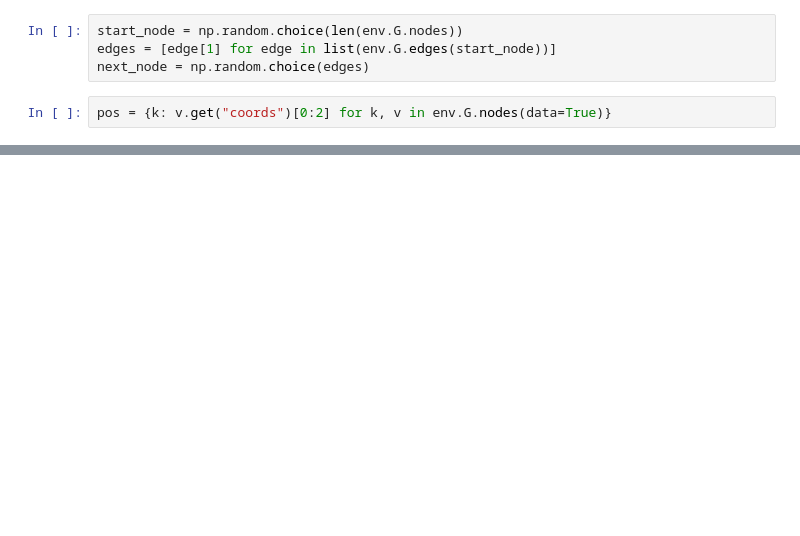
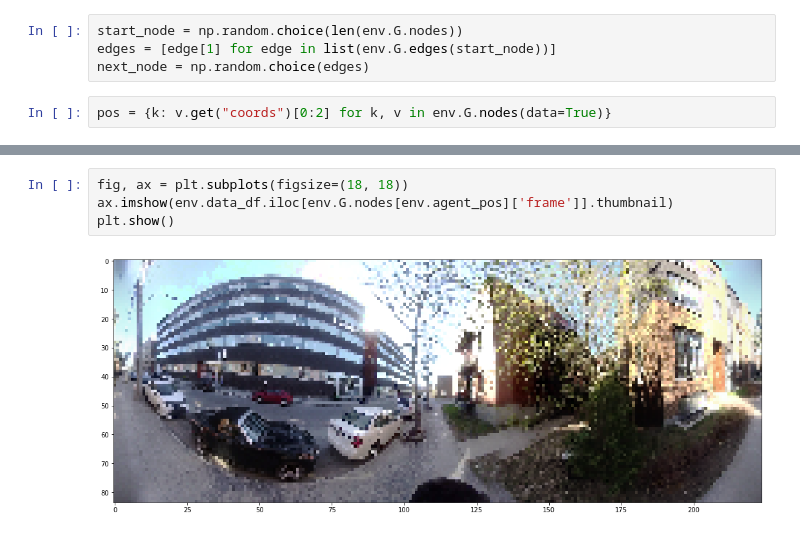
Before and after one commit to mweiss17/hyrule-gym, a Jupyter notebook: dataset.ipynb, the cells around one changed output, grey strips where cells are left out. Saved outputs shown, nothing was run; the diff lists cells and outputs as text; blank space fills up the shorter version.

```diff
--- a/dataset.ipynb
+++ b/dataset.ipynb
@@ -62,2 +117,8 @@ edges = nx.draw_networkx_edges(env.G, pos=pos)
+# %%
+fig, ax = plt.subplots(figsize=(18, 18))
+ax.imshow(env.data_df.iloc[env.G.nodes[env.agent_pos]['frame']].thumbnail)
+plt.show()
+# %% [output]
+[figure, added]
 # %%
 fig, ax = plt.subplots(figsize=(18, 18))
```
Also changed, not shown: parts of 12 cells of this notebook, 3 other files.
